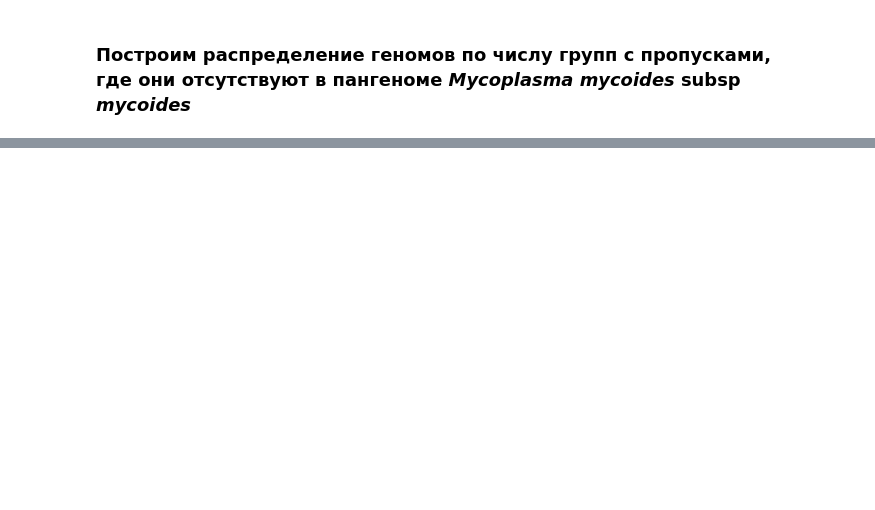
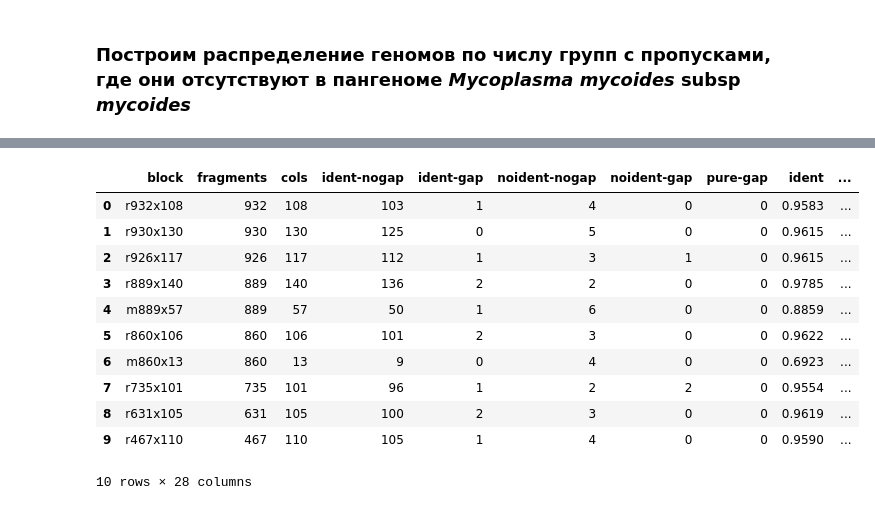
Before and after one commit to Real-Ivan-Chernykh/alan_pangenome, a Jupyter notebook: notebooks/Analyse_result.ipynb, the cells around one changed output, grey strips where cells are left out. Cells and saved outputs as stored; diff of their text form; code cells hidden in the pictures; blank space fills up the shorter version.

```diff
--- a/notebooks/Analyse_result.ipynb
+++ b/notebooks/Analyse_result.ipynb
@@ -560,0 +652,16 @@ plt.show()
+# %%
+block_table_mycoides_95 = pd.read_csv("mycoplasma_mycoides_subsp_mycoides_95/pangenome/pangenome.bi", sep = "\t")
+block_table_mycoides_95.head(10)
+# %% [output]
+|  | block | fragments | cols | ident-nogap | ident-gap | noident-nogap | noident-gap | pure-gap | ident | ... |
+| 0 | r932x108 | 932 | 108 | 103 | 1 | 4 | 0 | 0 | 0.9583 | ... |
+| 1 | r930x130 | 930 | 130 | 125 | 0 | 5 | 0 | 0 | 0.9615 | ... |
+| 2 | r926x117 | 926 | 117 | 112 | 1 | 3 | 1 | 0 | 0.9615 | ... |
+| 3 | r889x140 | 889 | 140 | 136 | 2 | 2 | 0 | 0 | 0.9785 | ... |
+| 4 | m889x57 | 889 | 57 | 50 | 1 | 6 | 0 | 0 | 0.8859 | ... |
+| 5 | r860x106 | 860 | 106 | 101 | 2 | 3 | 0 | 0 | 0.9622 | ... |
+| 6 | m860x13 | 860 | 13 | 9 | 0 | 4 | 0 | 0 | 0.6923 | ... |
+| 7 | r735x101 | 735 | 101 | 96 | 1 | 2 | 2 | 0 | 0.9554 | ... |
+| 8 | r631x105 | 631 | 105 | 100 | 2 | 3 | 0 | 0 | 0.9619 | ... |
+| 9 | r467x110 | 467 | 110 | 105 | 1 | 4 | 0 | 0 | 0.9590 | ... |
+10 rows × 28 columns
```
Also changed, not shown: parts of 49 cells of this notebook, 8 other files.
